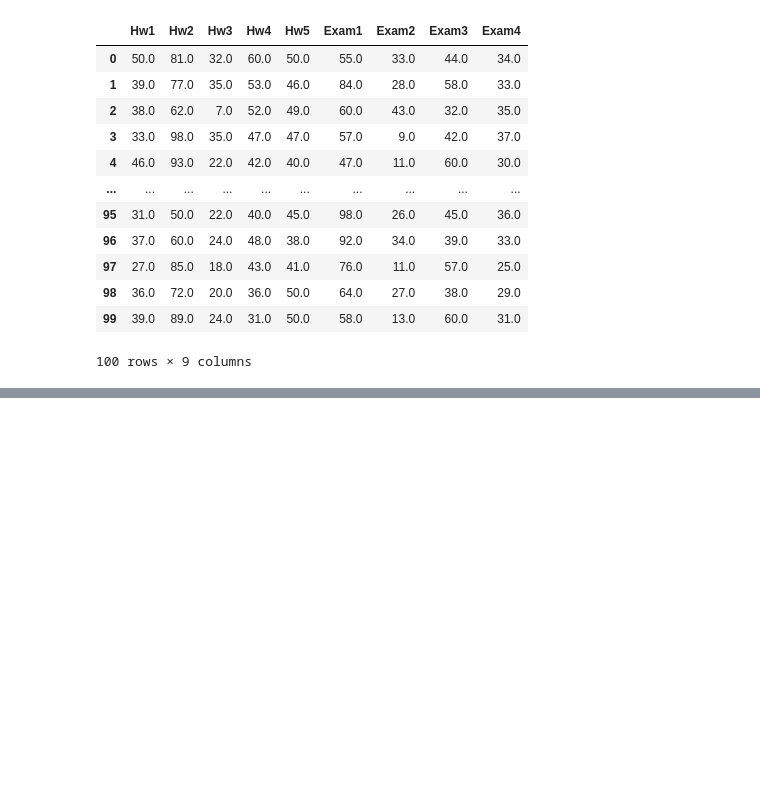
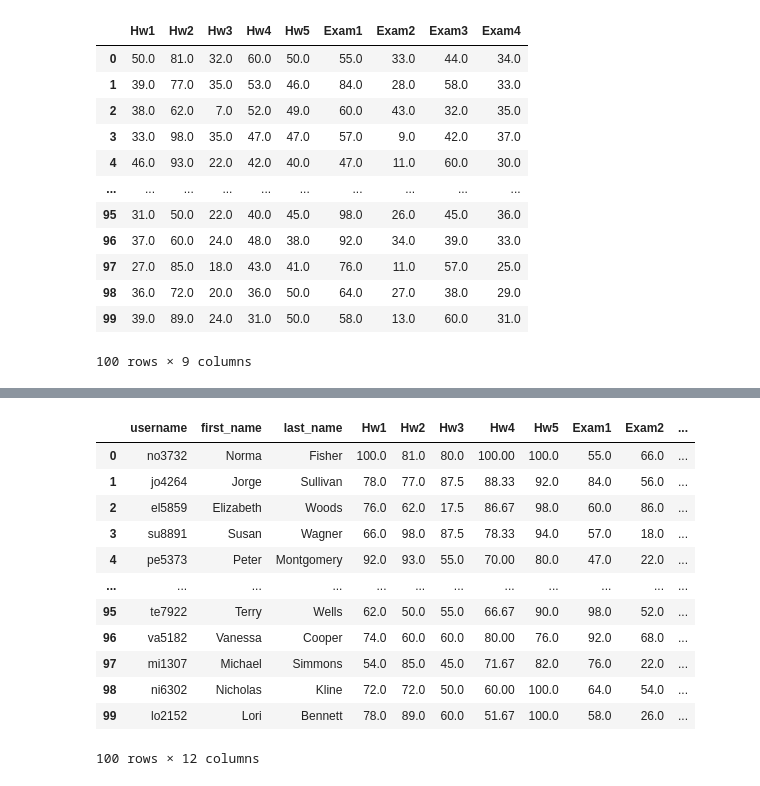
Before and after one commit to ShubhamMisar-12/Python-Code-Archive-2, a Jupyter notebook: Untitled1.ipynb, the cells around one changed output, grey strips where cells are left out. Saved outputs shown, nothing was run; the diff lists cells and outputs as text; code cells hidden in the pictures; blank space fills up the shorter version.

```diff
--- a/Untitled1.ipynb
+++ b/Untitled1.ipynb
@@ -113,8 +113,8 @@ for _ in range(100):
     #print([np.random.randint(1000,9999) for i in range(4)])
 
 dic = {'username' : user_name, 'first_name': first_name , 'last_name': last_name}
-df2 = pd.DataFrame.from_dict(dic)
-df2
+df4 = pd.DataFrame.from_dict(dic)
+df4
 # %% [output]
 |  | username | first_name | last_name |
 | 0 | no3732 | Norma | Fisher |
@@ -196,0 +222,30 @@ SyntaxError: invalid syntax (3378958653.py, line 6)
+# %%
+df2_students = df4
+# %%
+df2_scores = df2
+# %%
+max_score = [50, 100, 40, 60, 50, 100, 50, 60, 50]
+df2_students['Hw1'] = ((df2_scores['Hw1']/max_score[0])*100).round(2)
+df2_students['Hw2'] = ((df2_scores['Hw2']/max_score[1])*100).round(2)
+df2_students['Hw3'] = ((df2_scores['Hw3']/max_score[2])*100).round(2)
+df2_students['Hw4'] = ((df2_scores['Hw4']/max_score[3])*100).round(2)
+df2_students['Hw5'] = ((df2_scores['Hw5']/max_score[4])*100).round(2)
+df2_students['Exam1'] = ((df2_scores['Exam1']/max_score[5])*100).round(2)
+df2_students['Exam2'] = ((df2_scores['Exam2']/max_score[6])*100).round(2)
+df2_students['Exam3'] = ((df2_scores['Exam3']/max_score[7])*100).round(2)
+df2_students['Exam4'] = ((df2_scores['Exam4']/max_score[8])*100).round(2)
+df2_students.round(2)
+# %% [output]
+|  | username | first_name | last_name | Hw1 | Hw2 | Hw3 | Hw4 | Hw5 | Exam1 | Exam2 | ... |
+| 0 | no3732 | Norma | Fisher | 100.0 | 81.0 | 80.0 | 100.00 | 100.0 | 55.0 | 66.0 | ... |
+| 1 | jo4264 | Jorge | Sullivan | 78.0 | 77.0 | 87.5 | 88.33 | 92.0 | 84.0 | 56.0 | ... |
+| 2 | el5859 | Elizabeth | Woods | 76.0 | 62.0 | 17.5 | 86.67 | 98.0 | 60.0 | 86.0 | ... |
+| 3 | su8891 | Susan | Wagner | 66.0 | 98.0 | 87.5 | 78.33 | 94.0 | 57.0 | 18.0 | ... |
+| 4 | pe5373 | Peter | Montgomery | 92.0 | 93.0 | 55.0 | 70.00 | 80.0 | 47.0 | 22.0 | ... |
+| ... | ... | ... | ... | ... | ... | ... | ... | ... | ... | ... | ... |
+| 95 | te7922 | Terry | Wells | 62.0 | 50.0 | 55.0 | 66.67 | 90.0 | 98.0 | 52.0 | ... |
+| 96 | va5182 | Vanessa | Cooper | 74.0 | 60.0 | 60.0 | 80.00 | 76.0 | 92.0 | 68.0 | ... |
+| 97 | mi1307 | Michael | Simmons | 54.0 | 85.0 | 45.0 | 71.67 | 82.0 | 76.0 | 22.0 | ... |
+| 98 | ni6302 | Nicholas | Kline | 72.0 | 72.0 | 50.0 | 60.00 | 100.0 | 64.0 | 54.0 | ... |
+| 99 | lo2152 | Lori | Bennett | 78.0 | 89.0 | 60.0 | 51.67 | 100.0 | 58.0 | 26.0 | ... |
+100 rows × 12 columns
```
Also changed, not shown: parts of 9 cells of this notebook, 3 other files.
